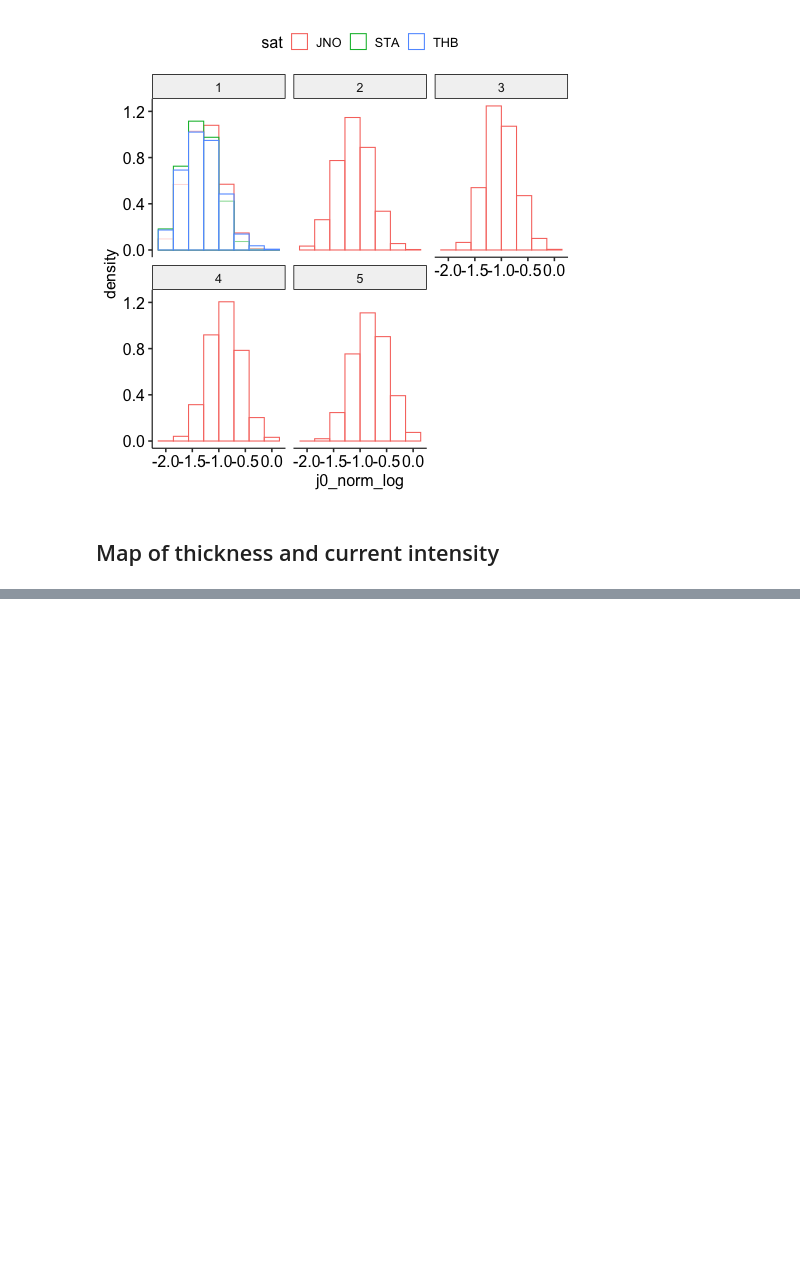
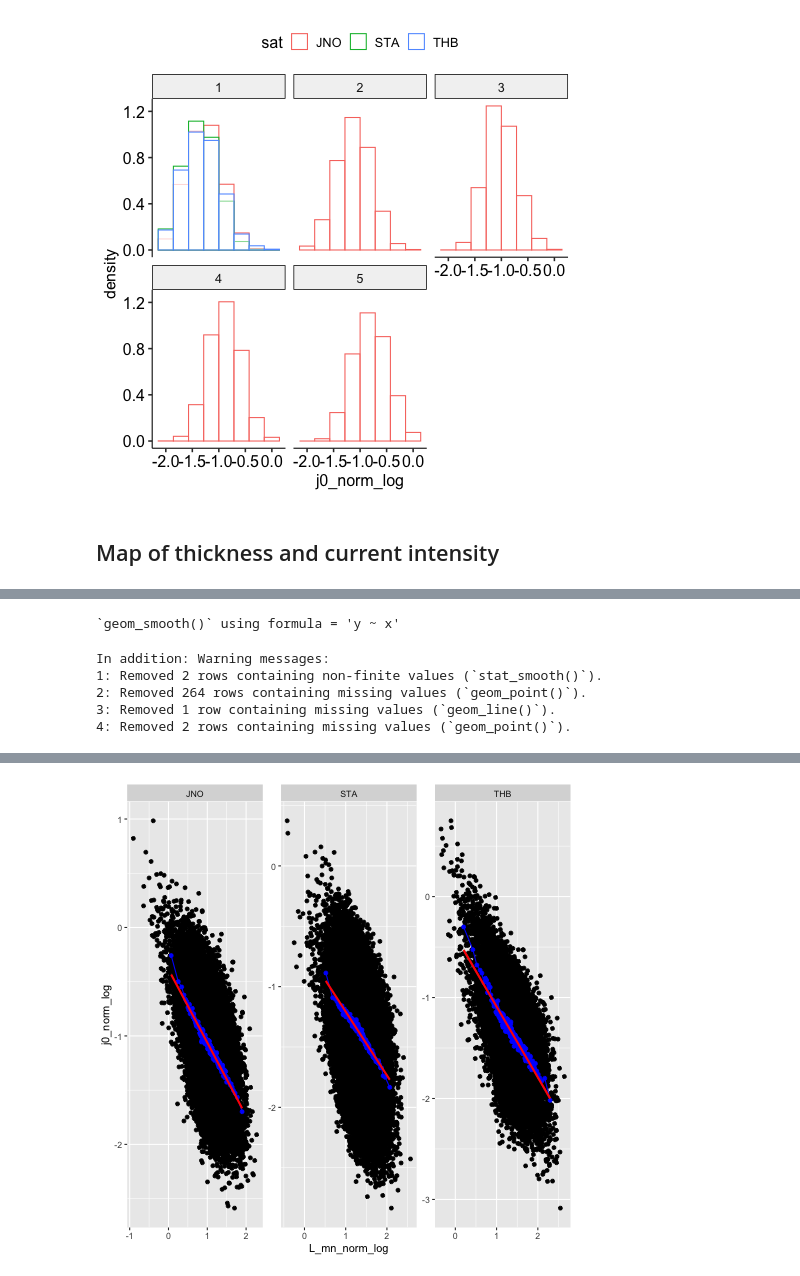
Before and after one commit to Beforerr/discontinuitypy, a Jupyter notebook: notebooks/analysis/02_properties.ipynb, the cells around one changed output, grey strips where cells are left out. Drawn from its saved outputs; the diff is of its cells as text; code cells hidden in the pictures; blank space fills up the shorter version.

```diff
--- a/notebooks/analysis/02_properties.ipynb
+++ b/notebooks/analysis/02_properties.ipynb
@@ -64,8 +62,2 @@ The rpy2.ipython extension is already loaded. To reload it, use:
 # %% [markdown]
 ### Loading all datasets from different sources
-# %%
-from ids_finder.candidates import cIDsDataset
-
-sta_dataset = cIDsDataset(sat_id="STA", tau=60, ts=1, catalog=catalog)
-jno_dataset = cIDsDataset(sat_id="JNO", tau=60, ts=1, catalog=catalog)
-thb_dataset = cIDsDataset(sat_id="THB", tau=60, ts=1, catalog=catalog)
@@ -538,10 +566,15 @@ Saving 6.67 x 6.67 in image
 # %%
 %%R
-
-p <- ggplot(all_candidates_l1, aes(x = L_mn_norm, y = j0_norm)) +
-  stat_density_2d(aes(fill = ..density..), geom = "raster", contour = FALSE) +
-  facet_wrap(~ sat, scales = "free") +
-  scale_x_log10() +
-  scale_y_log10()
+p <- ggplot() +
+  geom_point(data = all_candidates_l1, aes(x = L_mn_norm_log, y = j0_norm_log)) +
+  binned_layer +
+  facet_wrap(~ sat, scales = "free")
 
 print(p)
+# %% [output]
+`geom_smooth()` using formula = 'y ~ x'
+In addition: Warning messages:
+1: Removed 2 rows containing non-finite values (`stat_smooth()`).
+2: Removed 264 rows containing missing values (`geom_point()`).
+3: Removed 1 row containing missing values (`geom_line()`).
+4: Removed 2 rows containing missing values (`geom_point()`).
@@ -547,0 +582 @@ print(p)
+[figure, added]
```
Also changed, not shown: parts of 11 cells of this notebook, 16 other files.
